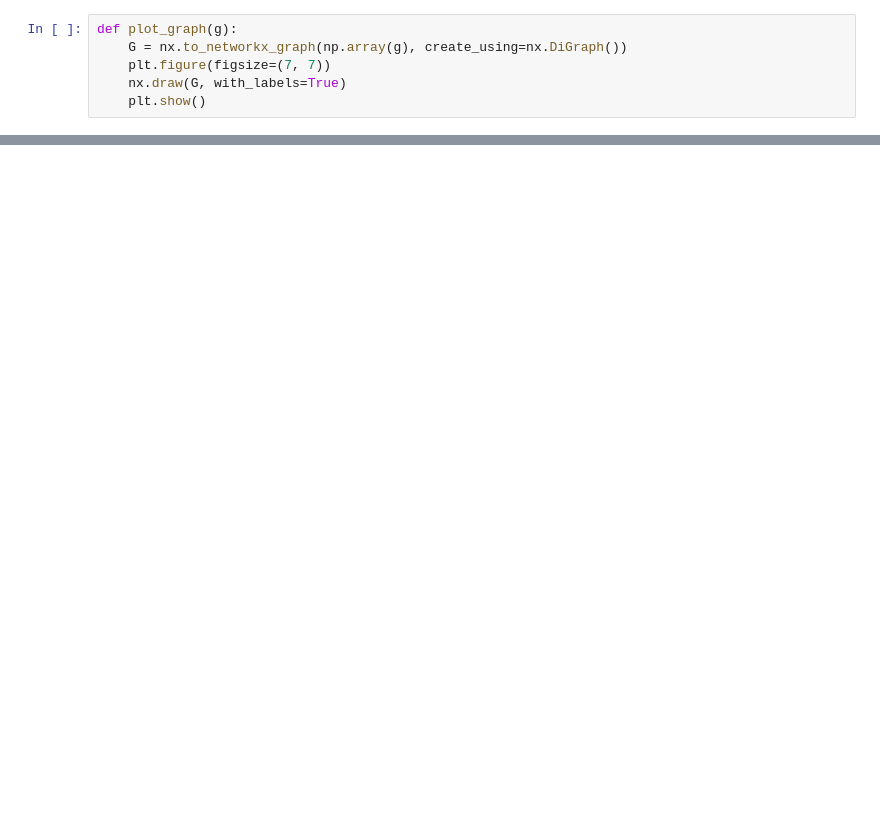
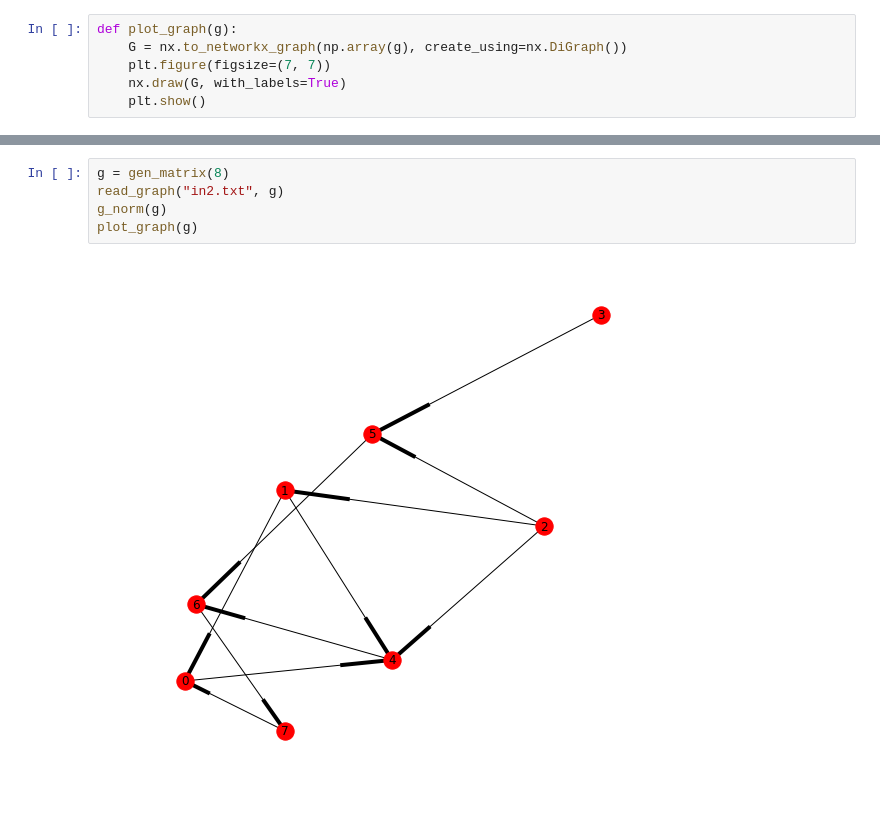
Before and after one commit to jasieksz/mownit, a Jupyter notebook: lab8/lab8_sp.ipynb, the cells around one changed output, grey strips where cells are left out. Saved outputs shown, nothing was run; the diff lists cells and outputs as text; blank space fills up the shorter version.

```diff
--- a/lab8/lab8_sp.ipynb
+++ b/lab8/lab8_sp.ipynb
@@ -66,0 +102,7 @@ plot_graph(g)
+# %%
+g = gen_matrix(8)
+read_graph("in2.txt", g)
+g_norm(g)
+plot_graph(g)
+# %% [output]
+[figure, added]
```
Also changed, not shown: parts of 11 cells of this notebook, 2 other files.
